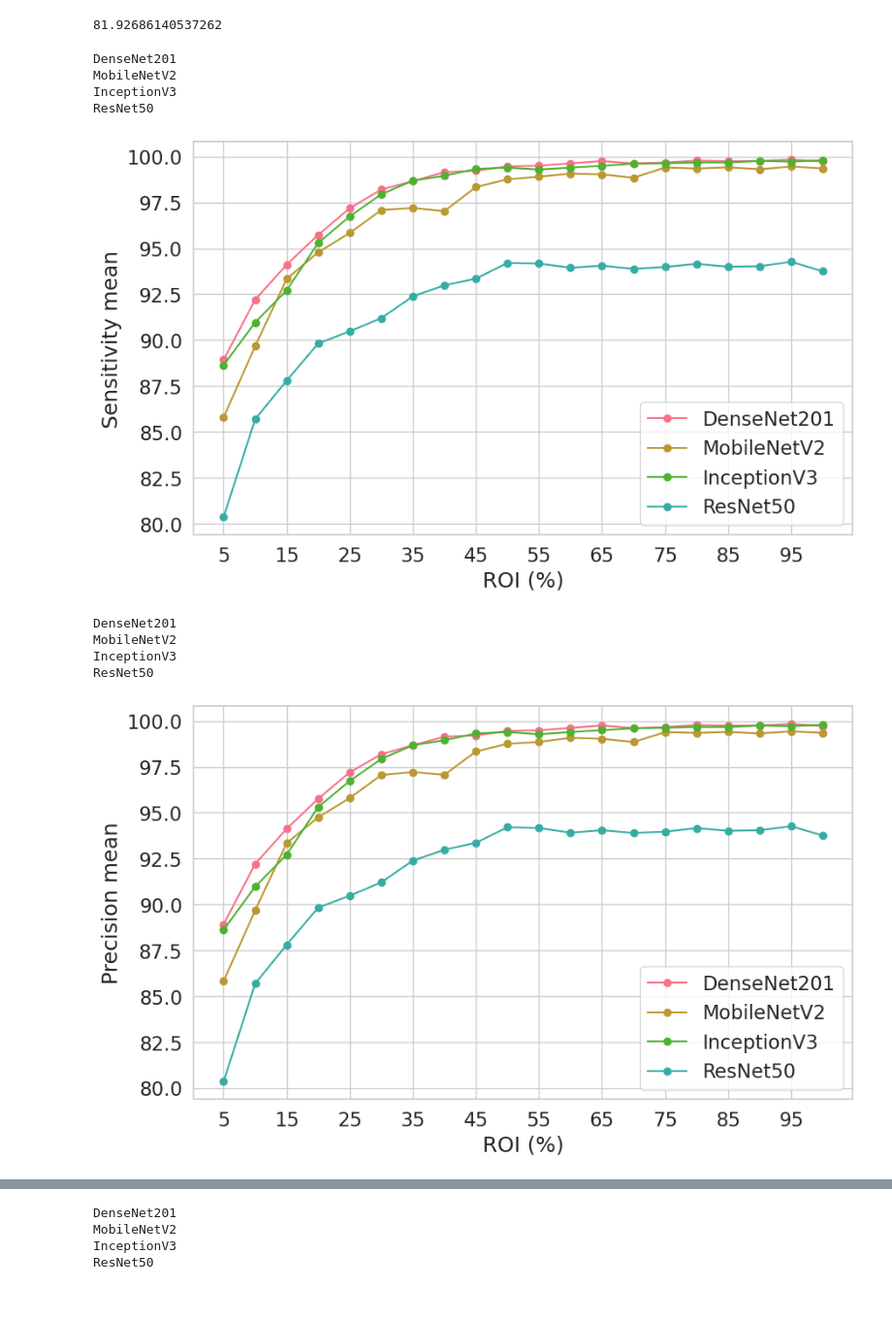
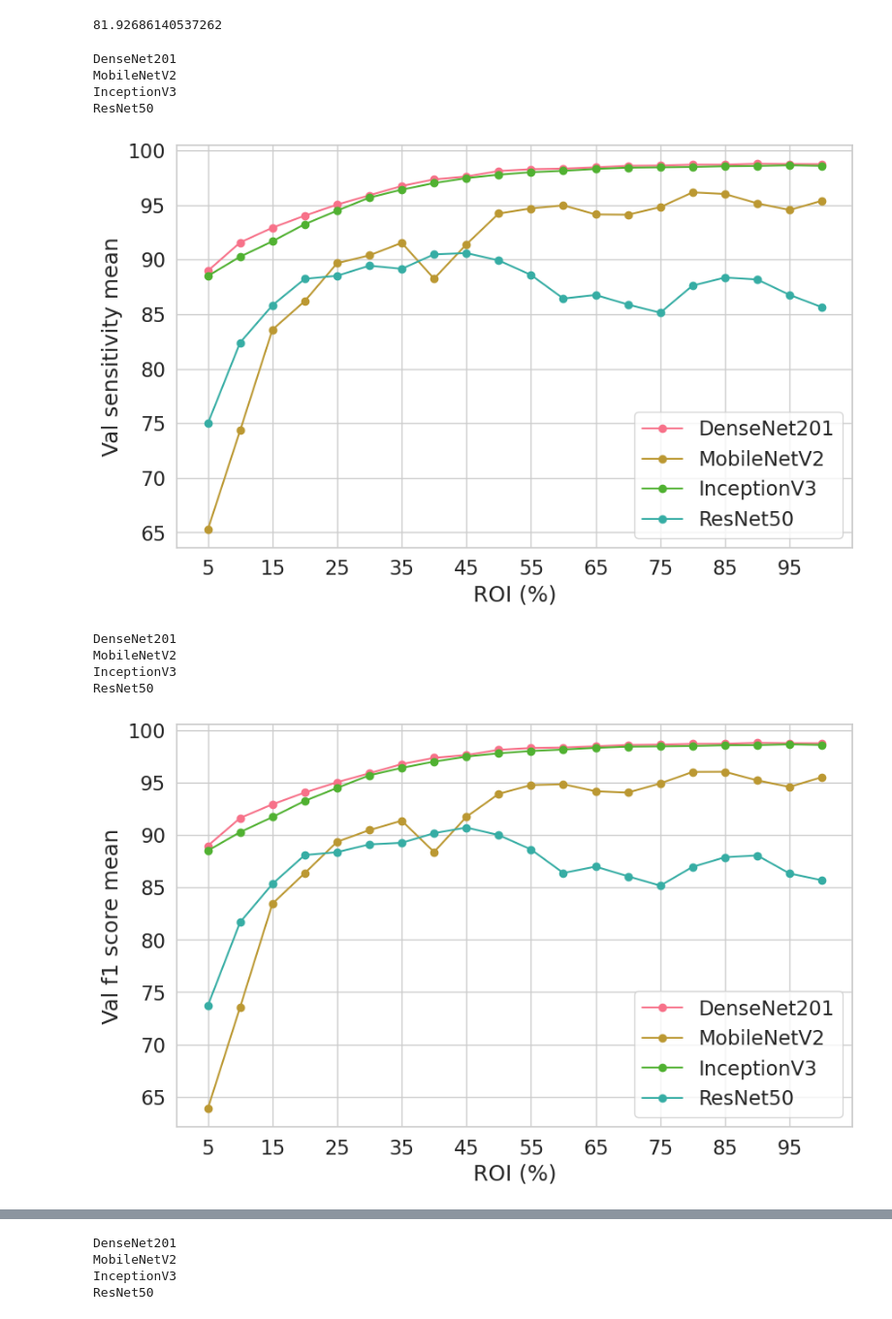
Before and after one commit to williancarddd/malaria-pibiti, a Jupyter notebook: 6_resultados/analitycs/by_train/plot.ipynb, the cells around one changed output, grey strips where cells are left out. Shown: that part at 97% size. Cells and saved outputs as stored; diff of their text form; code cells hidden in the pictures.

```diff
--- a/6_resultados/analitycs/by_train/plot.ipynb
+++ b/6_resultados/analitycs/by_train/plot.ipynb
@@ -95,18 +95,18 @@ def plot_comparison(main_pd, attribute, title, xlabel, xticks, figsize=(10, 6),
 
     plt.show()
 # %%
-plot_comparison(main_pd, 'sensitivity_mean', '', 'ROI (%)', range_rois)
+plot_comparison(main_pd, 'val_sensitivity_mean', '', 'ROI (%)', range_rois)
 # %% [output]
 DenseNet201
 MobileNetV2
 InceptionV3
 ResNet50
-[figure, old version]
+[figure, new version]
 # %%
-plot_comparison(main_pd, 'precision_mean', '', 'ROI (%)', range_rois)
+plot_comparison(main_pd, 'val_f1_score_mean', '', 'ROI (%)', range_rois)
 # %% [output]
 DenseNet201
 MobileNetV2
 InceptionV3
 ResNet50
-[figure, old version]
+[figure, new version]
```
Also changed, not shown: parts of 6 cells of this notebook, 23 other files.
